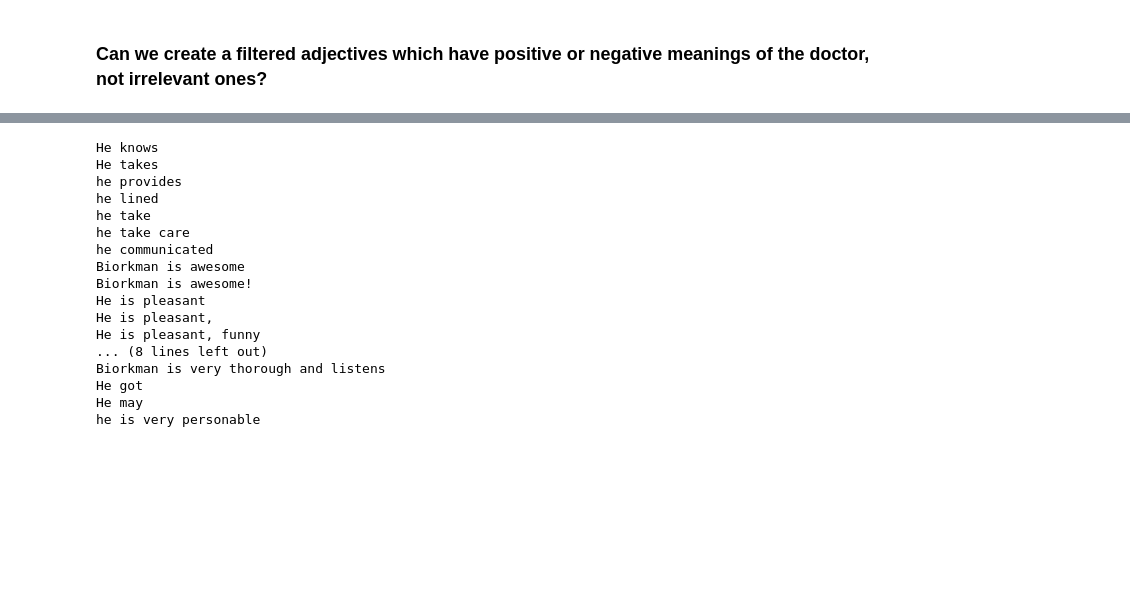
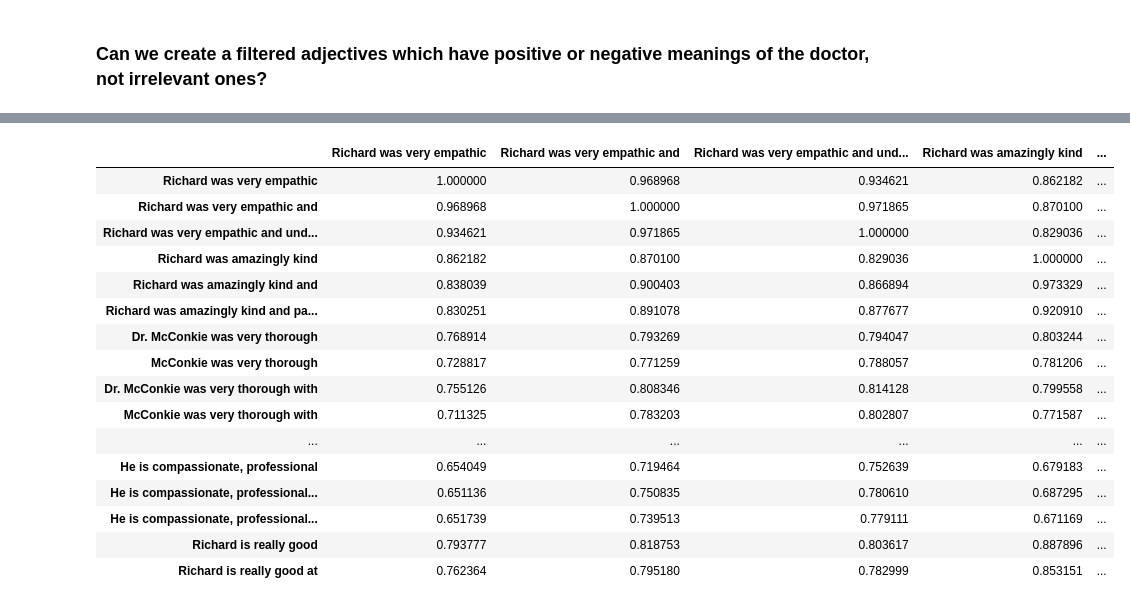
Before and after one commit to tedtdang/Practice-Data-Science, a Jupyter notebook: FarLandMD/Extract from zocdoc.ipynb, the cells around one changed output, grey strips where cells are left out. Saved outputs shown, nothing was run; the diff lists cells and outputs as text; code cells hidden in the pictures; blank space fills up the shorter version.

```diff
--- a/FarLandMD/Extract from zocdoc.ipynb
+++ b/FarLandMD/Extract from zocdoc.ipynb
@@ -76,7 +76,7 @@ print(sents_list)
 #     print('%40s' % chunk.text, '%10s' % chunk.root.text, '%10s' % chunk.root.dep_, '%10s' % chunk.root.head.text, sep='\t')
 # %%
 from spacy.matcher import Matcher
-doc = nlp(df.iloc[0, 1])
+doc = nlp(df.iloc[1, 1])
 matcher = Matcher(nlp.vocab)
 p1 = [{'ORTH': 'Dr.', 'OP': '*'},
            {'ENT_TYPE': 'PERSON'},
@@ -126,31 +126,10 @@ p6 = [{'LOWER':{'IN': ['he', 'she']}},
            {'ORTH': ',', 'OP': '?'},
            {'ORTH': 'and', 'OP': '?'},
            {'POS': 'ADJ', 'OP': '?'}]
-p7 = [{'LOWER':{'IN': ['he', 'she']}},
-      {'POS': 'VERB'}
-     ]
-patterns = [p1, p2, p3, p4, p5, p6, p7]
+patterns = [p1, p2, p3, p4, p5, p6]
 matcher.add("review", None, *patterns)
-
+span_storage = []
 for match_id, start, end in matcher(doc):
     string_id = nlp.vocab.strings[match_id]  # Get string representation
     span = doc[start:end]  # The matched span
-    print(span.text)
+    span_storage.append(span.text)
-# %% [output]
-He knows
-He takes
-he provides
-he lined
-he take
-he take care
-he communicated
-Biorkman is awesome
-Biorkman is awesome!
-He is pleasant
-He is pleasant,
-He is pleasant, funny
-... (8 lines left out)
-Biorkman is very thorough and listens
-He got
-He may
-he is very personable
@@ -164,0 +136,30 @@ he is very personable
+# %%
+import numpy as np
+sim_table = []
+for doc1 in span_storage:
+    for doc2 in span_storage:
+        sim_table.append(nlp(doc1).similarity(nlp(doc2)))
+sim_table = np.array(sim_table).astype(float).reshape(len(span_storage), len(span_storage))
+# %%
+import pandas as pd
+sim_table = pd.DataFrame(data=sim_table, columns=span_storage, index=span_storage)
+# %%
+sim_table
+# %% [output]
+|  | Richard was very empathic | Richard was very empathic and | Richard was very empathic and und... | Richard was amazingly kind | ... |
+| Richard was very empathic | 1.000000 | 0.968968 | 0.934621 | 0.862182 | ... |
+| Richard was very empathic and | 0.968968 | 1.000000 | 0.971865 | 0.870100 | ... |
+| Richard was very empathic and und... | 0.934621 | 0.971865 | 1.000000 | 0.829036 | ... |
+| Richard was amazingly kind | 0.862182 | 0.870100 | 0.829036 | 1.000000 | ... |
+| Richard was amazingly kind and | 0.838039 | 0.900403 | 0.866894 | 0.973329 | ... |
+| Richard was amazingly kind and pa... | 0.830251 | 0.891078 | 0.877677 | 0.920910 | ... |
+| Dr. McConkie was very thorough | 0.768914 | 0.793269 | 0.794047 | 0.803244 | ... |
+| McConkie was very thorough | 0.728817 | 0.771259 | 0.788057 | 0.781206 | ... |
+| Dr. McConkie was very thorough with | 0.755126 | 0.808346 | 0.814128 | 0.799558 | ... |
+| McConkie was very thorough with | 0.711325 | 0.783203 | 0.802807 | 0.771587 | ... |
+| ... | ... | ... | ... | ... | ... |
+| He is compassionate, professional | 0.654049 | 0.719464 | 0.752639 | 0.679183 | ... |
+| He is compassionate, professional... | 0.651136 | 0.750835 | 0.780610 | 0.687295 | ... |
+| He is compassionate, professional... | 0.651739 | 0.739513 | 0.779111 | 0.671169 | ... |
+| Richard is really good | 0.793777 | 0.818753 | 0.803617 | 0.887896 | ... |
+| Richard is really good at | 0.762364 | 0.795180 | 0.782999 | 0.853151 | ... |
```
Also changed, not shown: parts of 6 cells of this notebook.
